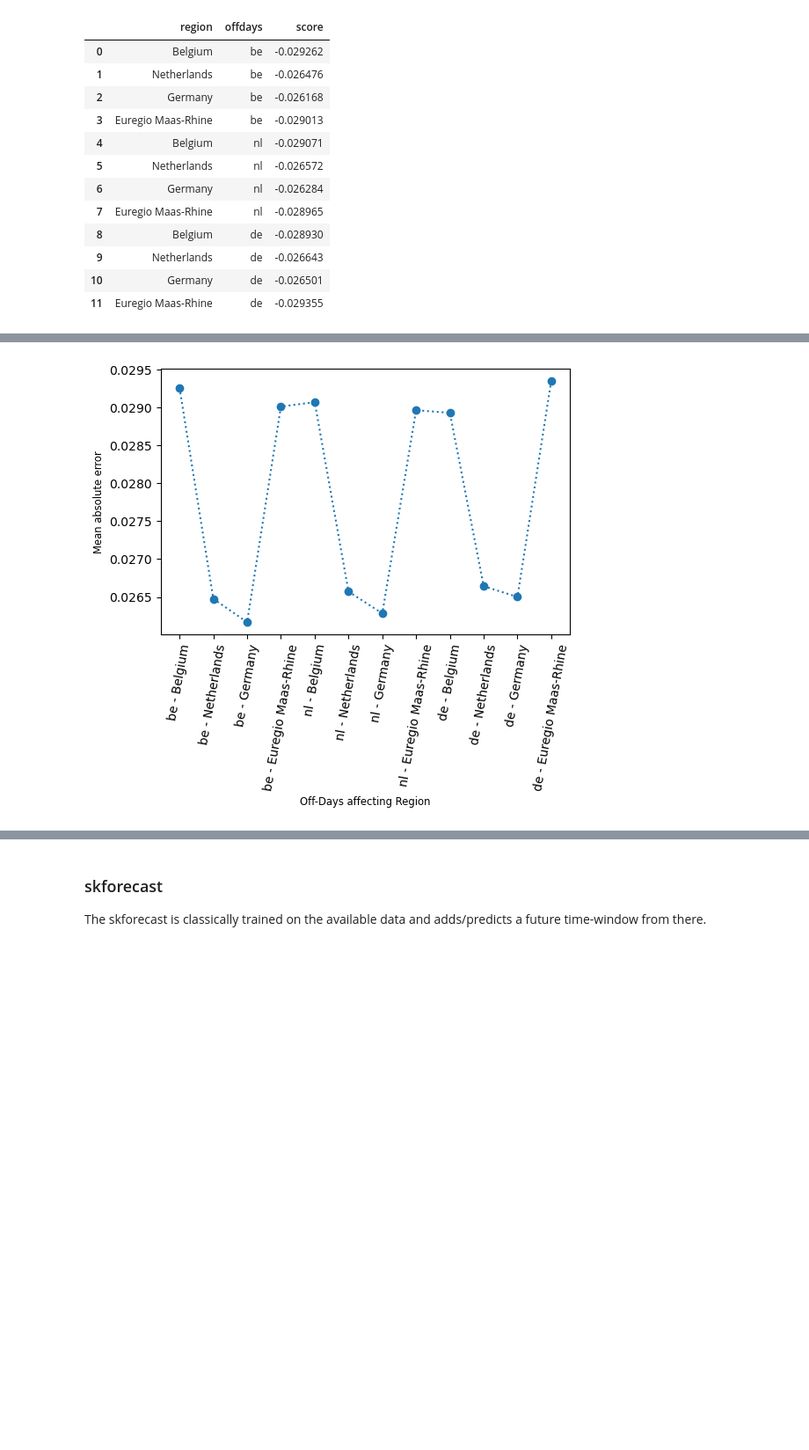
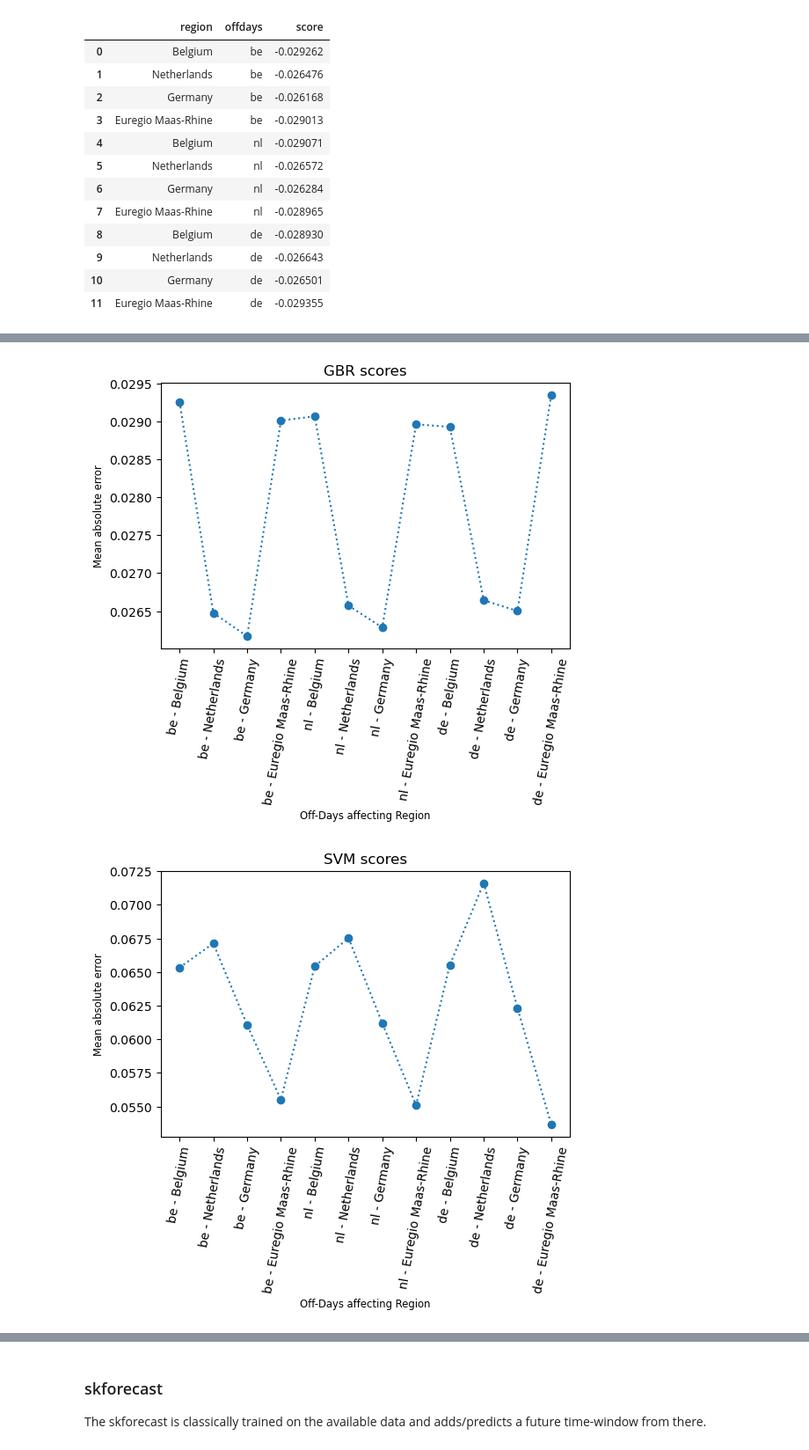
Before and after one commit to GruenerT/DS2_EMR_CoViD_eval, a Jupyter notebook: Seminar_CoViD_tristate_comparison.ipynb, the cells around one changed output, grey strips where cells are left out. Shown at 88% size. Cells and saved outputs as stored; diff of their text form; code cells hidden in the pictures; blank space fills up the shorter version.

```diff
--- a/Seminar_CoViD_tristate_comparison.ipynb
+++ b/Seminar_CoViD_tristate_comparison.ipynb
@@ -246,8 +251,8 @@ def doGridSearchForSVM():
             results = results.append(res, ignore_index=True)
     return results
 # %%
-scores = doGridSearchForSVM()
-scores.loc[:,['region','offdays','score']]
+svm_scores = doGridSearchForSVM()
+svm_scores.loc[:,['region','offdays','score']]
 # %% [output]
 |  | region | offdays | score |
 | 0 | Belgium | be | -0.065336 |
@@ -332,8 +337,8 @@ The resulting scores show that on very similar parameters the predictions of inc
 The scores as such seem to be in a range where they give predictions in the right ball park for a next-day prediction but aren't suitable/stable enough for forecasts over longer stretches.
 This stems from each prediction being based on a true value of the previous day.
 # %%
-scores = doGridSearchForGradientBoostingRegressor()
-scores.loc[:,['region','offdays','score']]
+gbr_scores = doGridSearchForGradientBoostingRegressor()
+gbr_scores.loc[:,['region','offdays','score']]
 # %% [output]
 |  | region | offdays | score |
 | 0 | Belgium | be | -0.029262 |
@@ -357,4 +365,7 @@ The results are split between the impact of everything onto Germany and the Neth
-# %%
-plotCrossBorderScores(scores)
-# %% [output]
-[figure, removed]
+# %%
+plotCrossBorderScores(gbr_scores, "GBR scores")
+plotCrossBorderScores(svm_scores, "SVM scores")
+plotCrossBorderScores(gbr_scores, "GBR scores", y_axis_range = [0,0.05])
+# %% [output]
+[figure, added]
+[figure, added]
```
Also changed, not shown: parts of 5 cells of this notebook, 4 other files.
